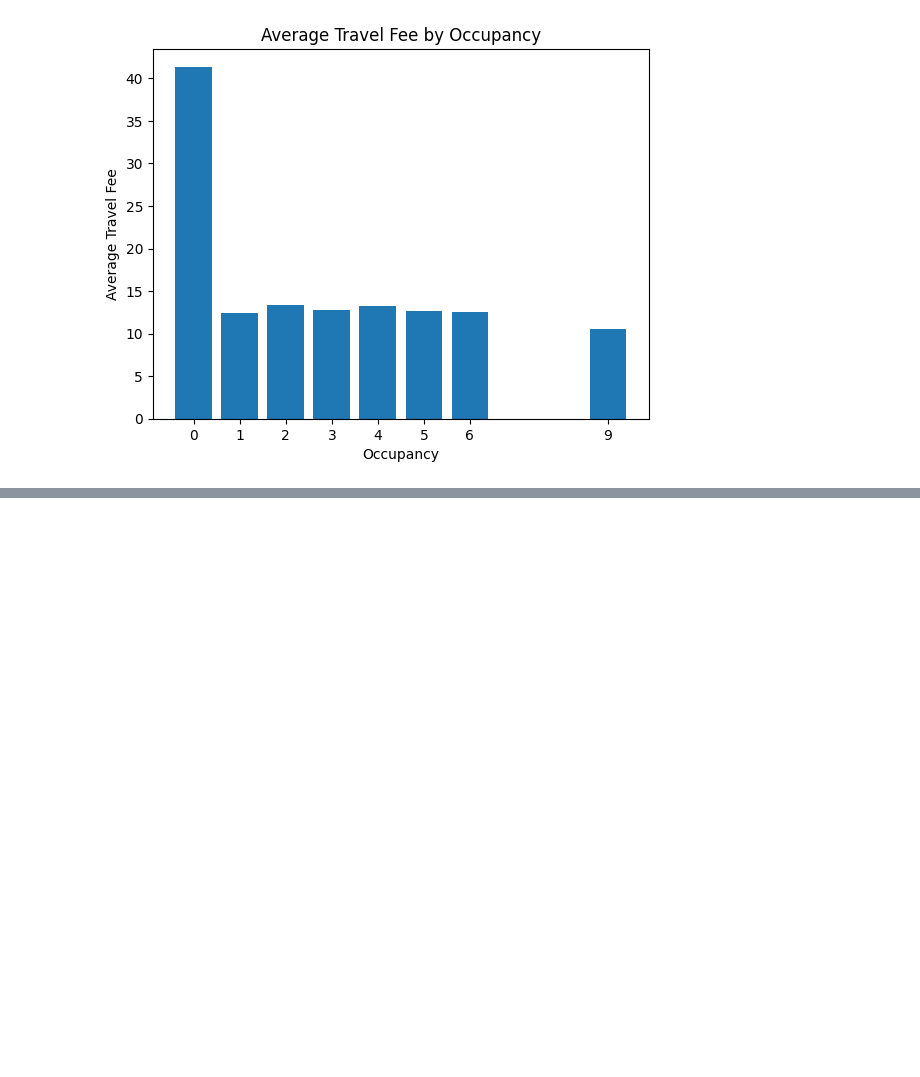
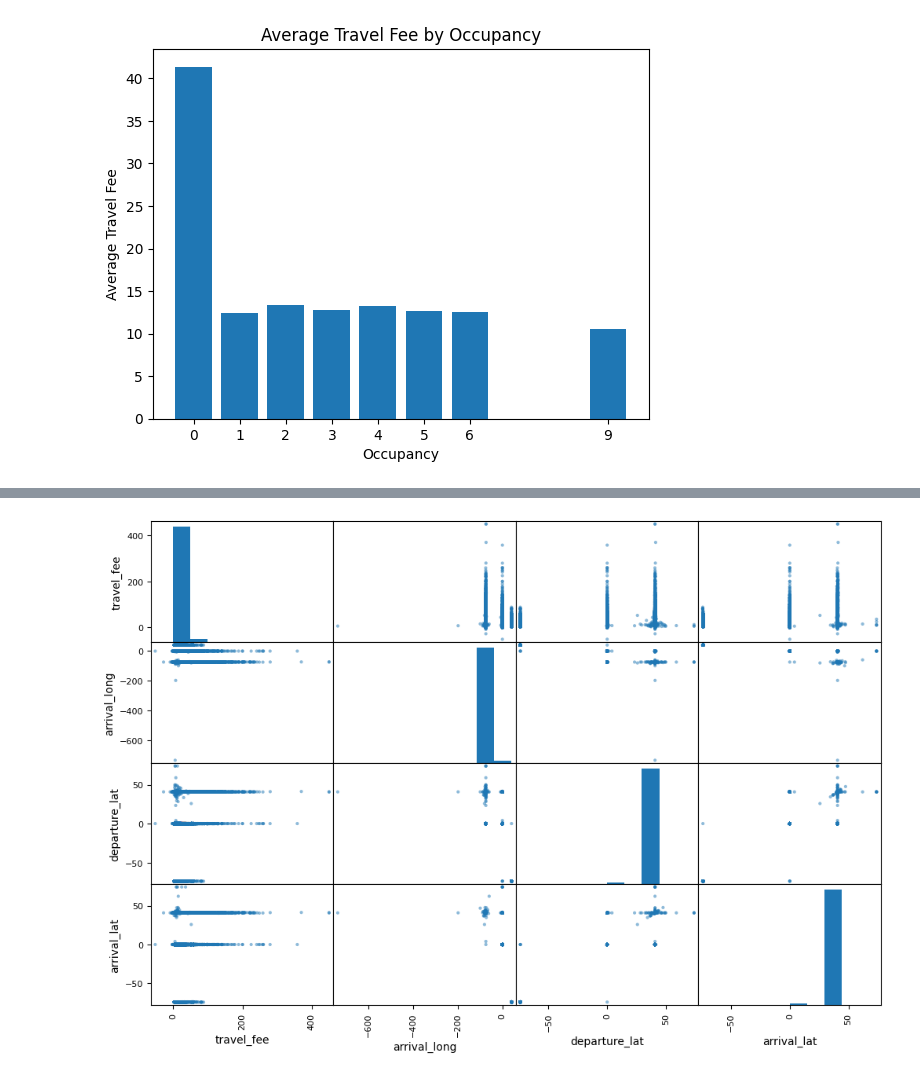
Before and after one commit to EricChan12311/DMA, a Jupyter notebook: DataMining.ipynb, the cells around one changed output, grey strips where cells are left out. Saved outputs shown, nothing was run; the diff lists cells and outputs as text; code cells hidden in the pictures; blank space fills up the shorter version.

```diff
--- a/DataMining.ipynb
+++ b/DataMining.ipynb
@@ -81,0 +96,8 @@ plt.show()
+# %%
+from pandas.plotting import scatter_matrix
+
+attributes = ["travel_fee", "arrival_long","departure_lat","arrival_lat"]
+scatter_matrix(train_set[attributes], figsize=(12, 8))
+plt.show()
+# %% [output]
+[figure, added]
```
Also changed, not shown: parts of 5 cells of this notebook.
